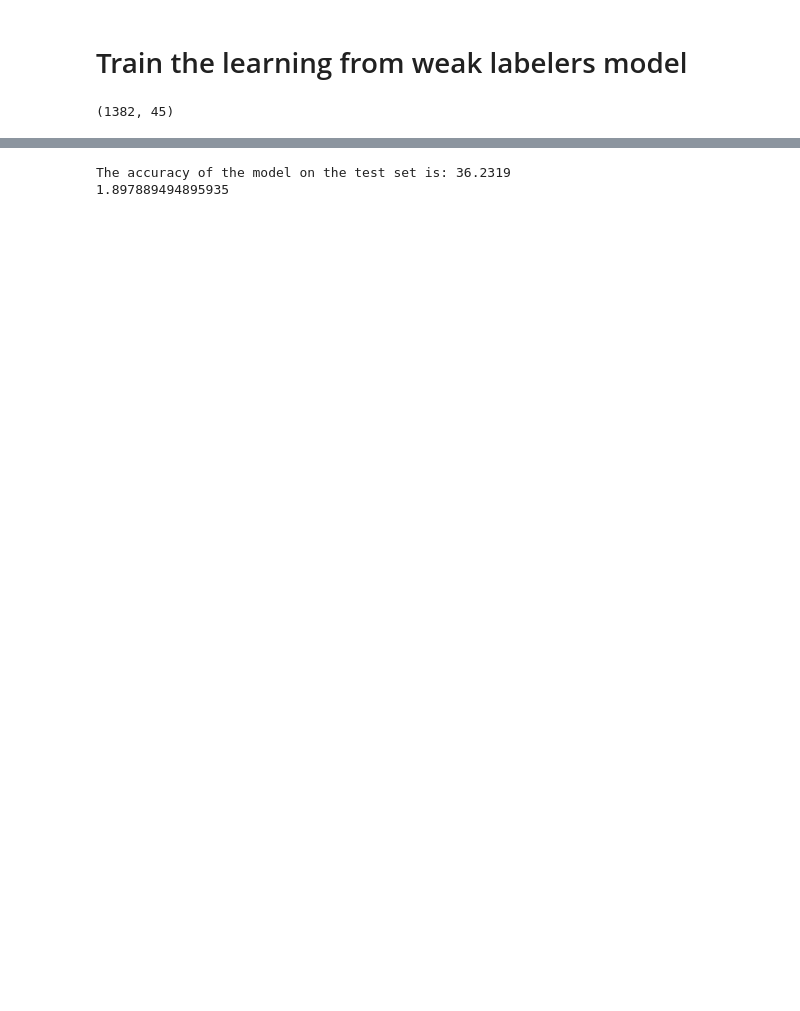
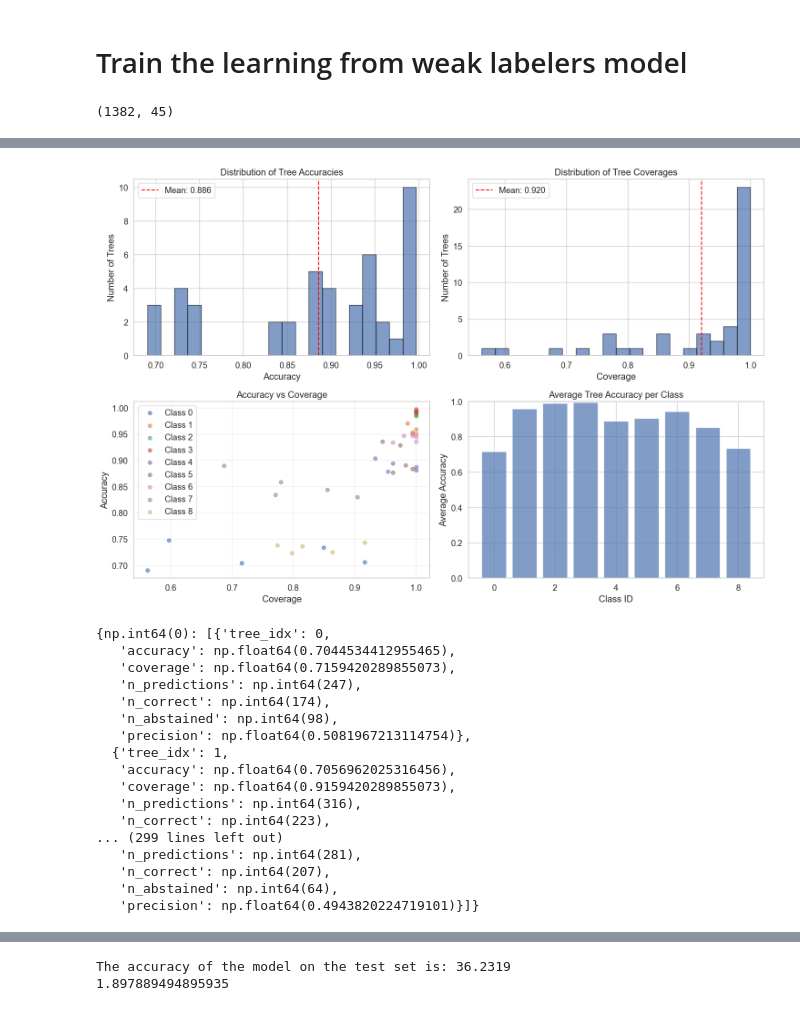
Before and after one commit to SaketramDurbha/cawl, a Jupyter notebook: notebooks/per_class_decision_trees.ipynb, the cells around one changed output, grey strips where cells are left out. Saved outputs shown, nothing was run; the diff lists cells and outputs as text; code cells hidden in the pictures; blank space fills up the shorter version.

```diff
--- a/notebooks/per_class_decision_trees.ipynb
+++ b/notebooks/per_class_decision_trees.ipynb
@@ -99,7 +99,7 @@ X_test, y_test, mmsis_test = extract_data(test_dataset)
 # %% [markdown]
 # Train the small decision trees model
 # %%
-pcdt_model = PerClassDecisionTreeModel(tree_train_dataset, max_depth=3, n_trees_per_class=NUM_TREES_PER_CLASS, confidence_threshold=0.75)
+pcdt_model = PerClassDecisionTreeModel(tree_train_dataset, feature_fraction=0.5, n_trees_per_class=NUM_TREES_PER_CLASS, confidence_threshold=0.75)
 pcdt_model.train_all_trees()
 # %% [output]
 Dataset loaded: 691 samples, 56 features, 9 classes
@@ -144,3 +165,24 @@ np.float64(0.6612903225806451)
+# %%
+pcdt_model.plot_individual_tree_accuracies(X_validation, y_validation)
+# %% [output]
+[figure, added]
+{np.int64(0): [{'tree_idx': 0,
+   'accuracy': np.float64(0.7044534412955465),
+   'coverage': np.float64(0.7159420289855073),
+   'n_predictions': np.int64(247),
+   'n_correct': np.int64(174),
+   'n_abstained': np.int64(98),
+   'precision': np.float64(0.5081967213114754)},
+  {'tree_idx': 1,
+   'accuracy': np.float64(0.7056962025316456),
+   'coverage': np.float64(0.9159420289855073),
+   'n_predictions': np.int64(316),
+   'n_correct': np.int64(223),
+... (299 lines left out)
+   'n_predictions': np.int64(281),
+   'n_correct': np.int64(207),
+   'n_abstained': np.int64(64),
+   'precision': np.float64(0.4943820224719101)}]}
 # %%
 # eta: is the upper bound on the accuracy of each weak labeler
 # In general, we assume that it is given. However, we can tune it with the validation set. e.g. eta_list = [0.01, 0.05, 0.1, 0.15, 0.2]
```
Also changed, not shown: parts of 4 cells of this notebook, 2 other files.
